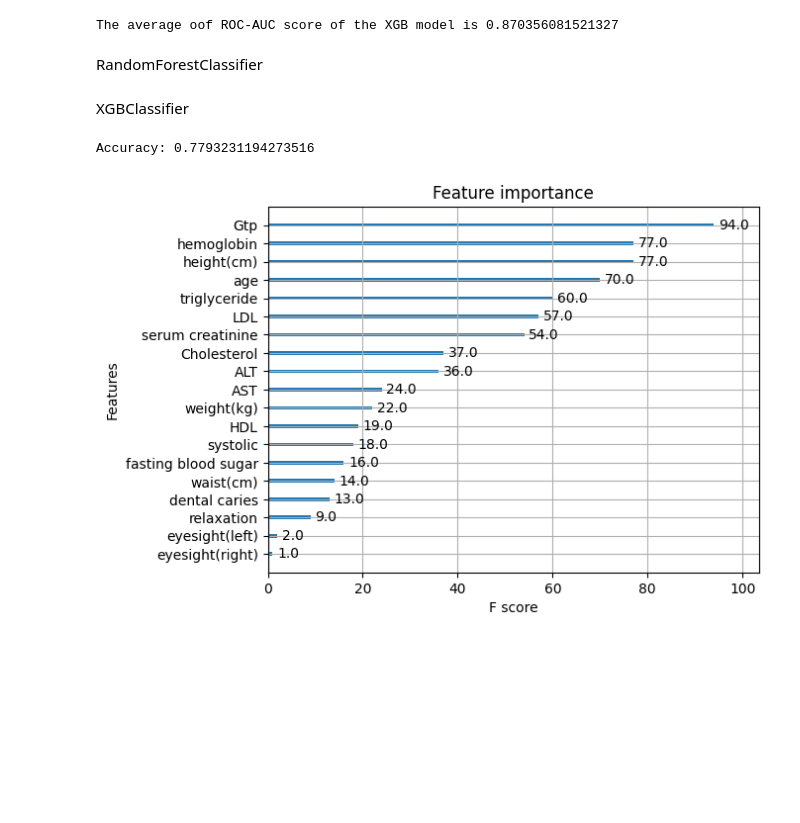
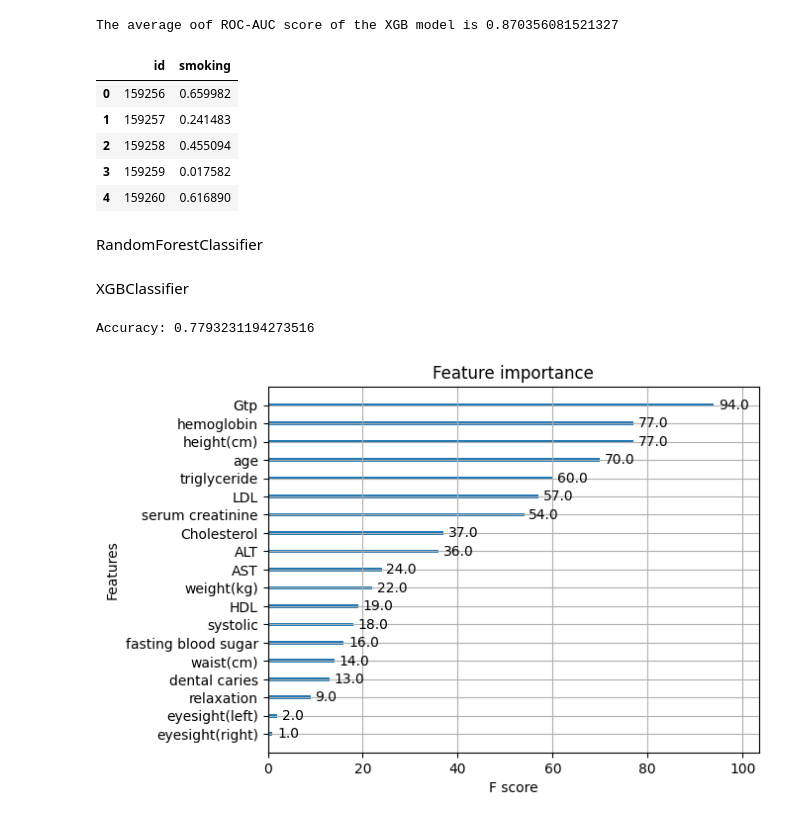
Before and after one commit to Nekoiii/Kaggle_notebook, a Jupyter notebook: binary-prediction-of-smoker-2.ipynb, the cells around one changed output. Drawn from its saved outputs; the diff is of its cells as text; code cells hidden in the pictures; blank space fills up the shorter version.

Commit message:
Kaggle Notebook | Binary_Prediction_of_Smoker_2 | Version 3

```diff
--- a/binary-prediction-of-smoker-2.ipynb
+++ b/binary-prediction-of-smoker-2.ipynb
@@ -210,5 +321,32 @@ XGB_cv_routine = cross_val_score(XGBClassifier(tree_method = 'hist',
 print(f"The average oof ROC-AUC score of the XGB model is {XGB_cv_routine.mean()}")
 # %% [output]
 The average oof ROC-AUC score of the XGB model is 0.870356081521327
+# %%
+X_train, X_test, y_train, y_test = train_test_split(X, y, test_size=0.2, random_state=1)
+# X_train, X_test, y_train, y_test = train_test_split(X_transformed, y, test_size=0.2, random_state=1)
+# %%
+xgb_model=XGBClassifier(tree_method = 'hist',
+                    n_estimators = 600,
+                    learning_rate = 0.1,
+                    colsample_bytree = 0.5)
+
+xgb_model.fit(X_train, y_train)
+# xgb_pred=xgb_model.predict_proba(X_test)[:, 1]
+
+test_features=test.drop(columns=['id'])
+# predictions = xgb_model.predict(test_features)
+predictions = xgb_model.predict_proba(test_features)[:, 1]
+
+sub = pd.read_csv('/kaggle/input/playground-series-s3e24/sample_submission.csv')
+sub['smoking'] =  predictions
+sub.to_csv('submission.csv',index=False)
+sub.head()
+# %% [output]
+|  | id | smoking |
+| 0 | 159256 | 0.659982 |
+| 1 | 159257 | 0.241483 |
+| 2 | 159258 | 0.455094 |
+| 3 | 159259 | 0.017582 |
+| 4 | 159260 | 0.616890 |
 # %% [markdown]
 RandomForestClassifier
```
Also changed, not shown: parts of 16 cells of this notebook.
